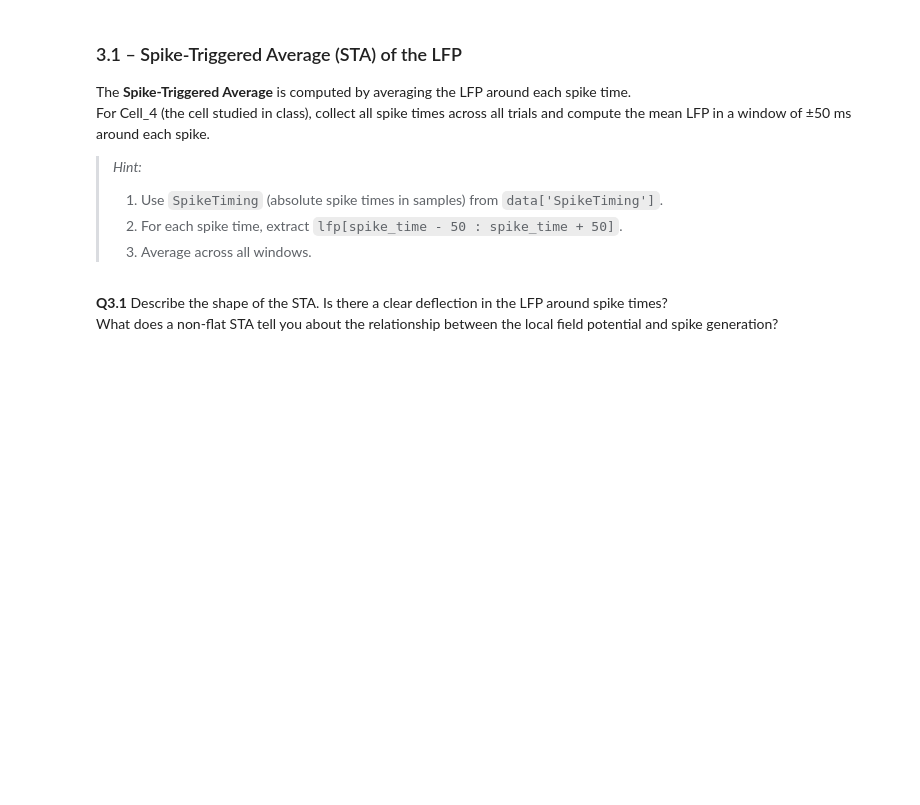
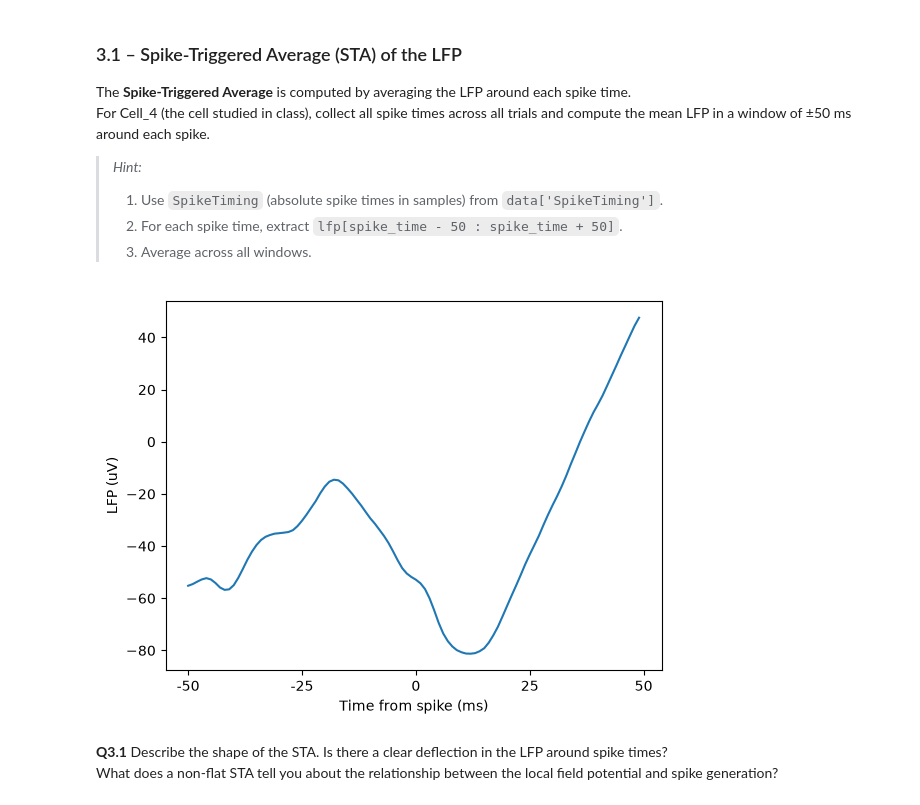
Before and after one commit to Elnettelucas/Groupe_21_HW_DataAnalysis_2026.ipynb, a Jupyter notebook: HW_SU_LFP_111026_student_2026.ipynb, the cells around one changed output. Cells and saved outputs as stored; diff of their text form; code cells hidden in the pictures; blank space fills up the shorter version.

```diff
--- a/HW_SU_LFP_111026_student_2026.ipynb
+++ b/HW_SU_LFP_111026_student_2026.ipynb
@@ -432,6 +402,25 @@ For Cell_4 (the cell studied in class), collect all spike times across all trial
 > 1. Use `SpikeTiming` (absolute spike times in samples) from `data['SpikeTiming']`.
 > 2. For each spike time, extract `lfp[spike_time - 50 : spike_time + 50]`.
 > 3. Average across all windows.
+# %%
+lfp = cells[3]['LFP']                       # Cell_4 : cells[0] = Cell_1, donc Cell_4 = cells[3]
+spike_timing = cells[3]['SpikeTiming']
+
+windows = []
+for i in range(len(spike_timing)):
+    spike_time = int(spike_timing[i, 0] * 1000)       # secondes -> ms (1 échantillon = 1 ms)
+    windows.append(lfp[spike_time-50 : spike_time+50])
+windows = np.array(windows)
+
+sta = np.mean(windows, axis=0)                        # moyenne sur tous les spikes
+
+plt.plot(sta)
+plt.xticks([0, 25, 50, 75, 100], [-50, -25, 0, 25, 50])
+plt.xlabel('Time from spike (ms)')
+plt.ylabel('LFP (uV)')
+plt.show()
+# %% [output]
+[figure, added]
 # %% [markdown]
 **Q3.1** Describe the shape of the STA. Is there a clear deflection in the LFP around spike times?
 What does a non-flat STA tell you about the relationship between the local field potential and spike generation?
```
Also changed, not shown: parts of 8 cells of this notebook.
